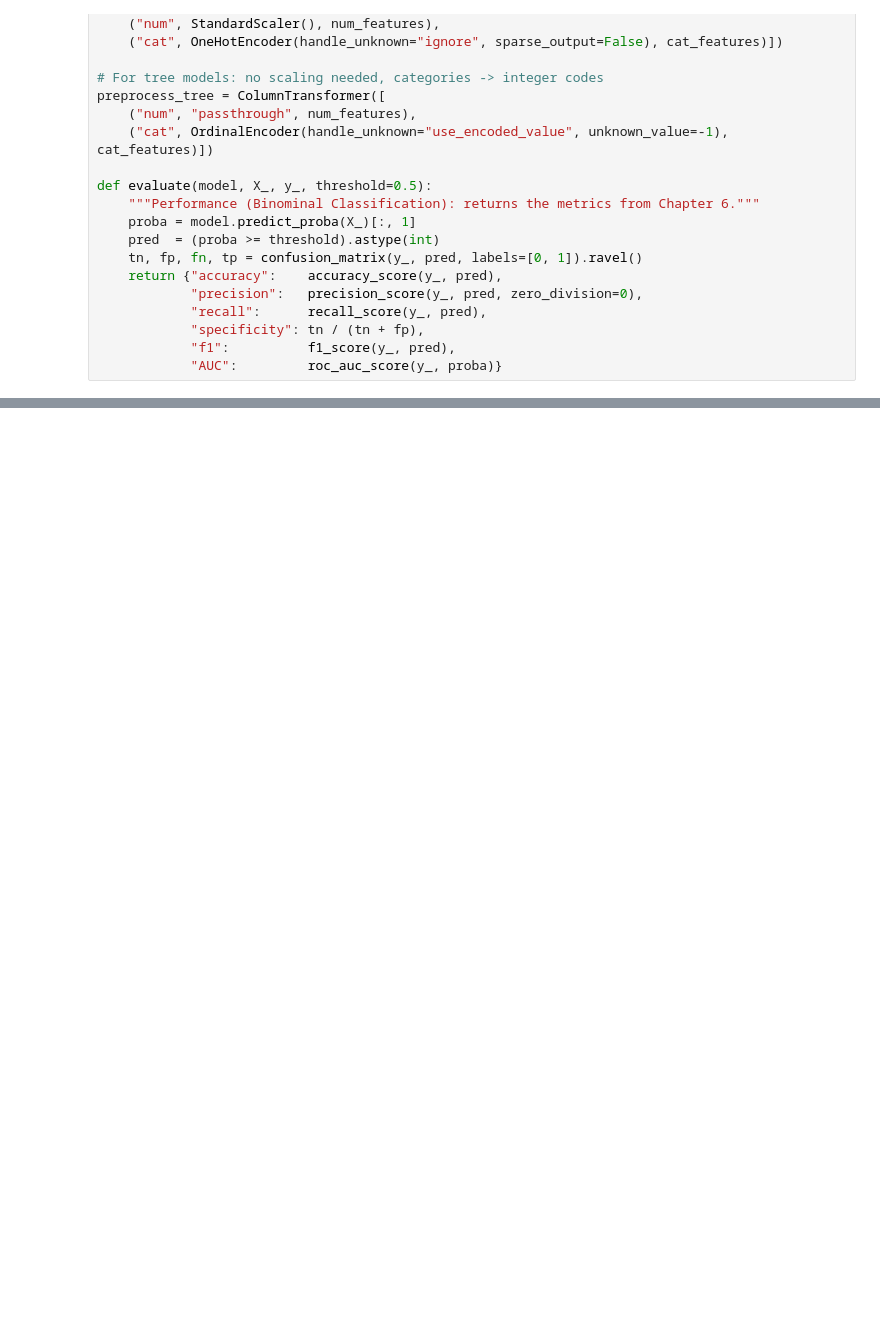
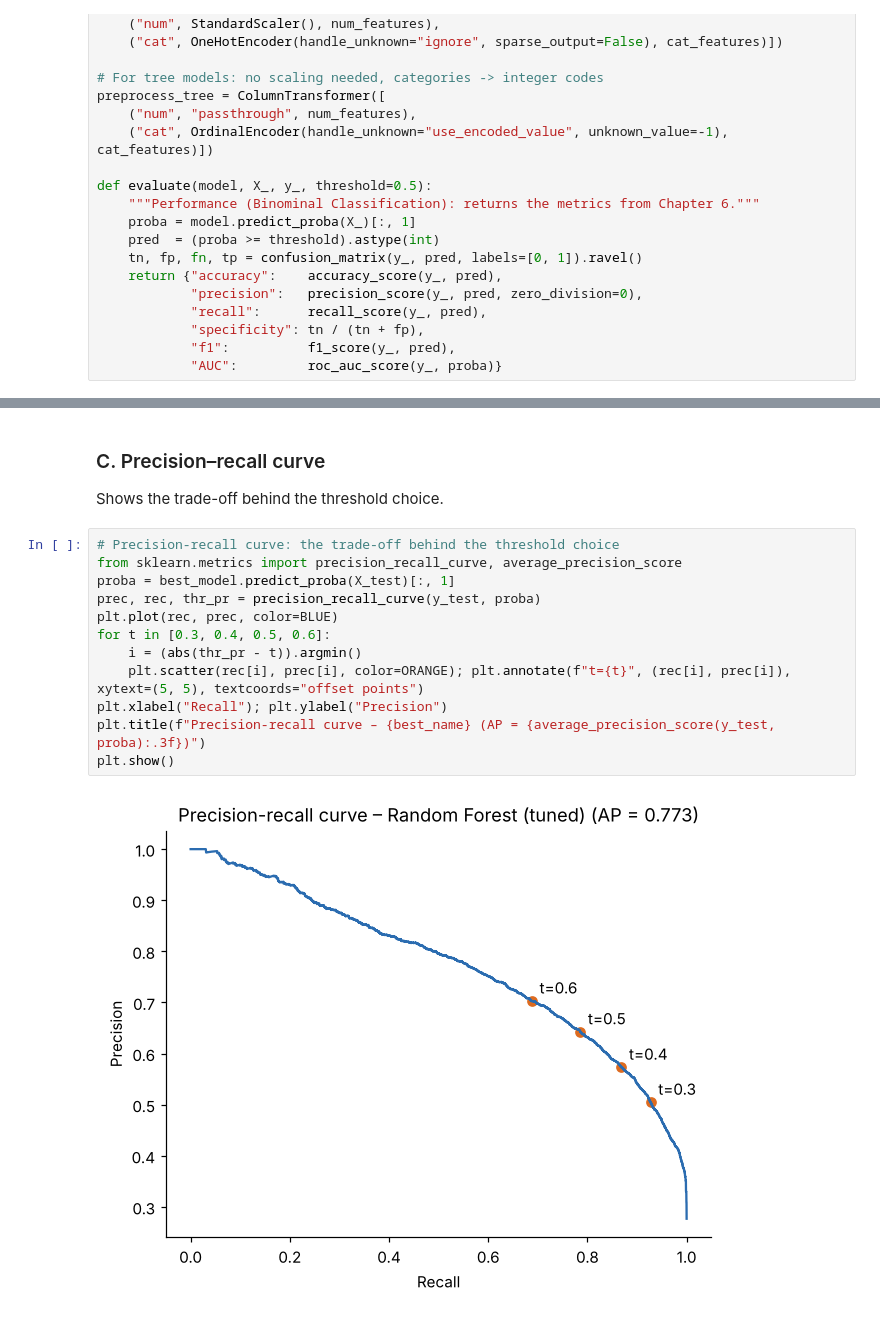
Before and after one commit to ixanm10/hotel-cancellation-prediction, a Jupyter notebook: notebooks/Hotel_Cancellation_Colab.ipynb, the cells around one changed output, grey strips where cells are left out. Drawn from its saved outputs; the diff is of its cells as text; blank space fills up the shorter version.

```diff
--- a/notebooks/Hotel_Cancellation_Colab.ipynb
+++ b/notebooks/Hotel_Cancellation_Colab.ipynb
@@ -531,0 +902,17 @@ print(f"Revenue at risk: €{p * b['total_revenue']:,.0f}")
+# %% [markdown]
+### C. Precision–recall curve
+Shows the trade-off behind the threshold choice.
+# %%
+# Precision-recall curve: the trade-off behind the threshold choice
+from sklearn.metrics import precision_recall_curve, average_precision_score
+proba = best_model.predict_proba(X_test)[:, 1]
+prec, rec, thr_pr = precision_recall_curve(y_test, proba)
+plt.plot(rec, prec, color=BLUE)
+for t in [0.3, 0.4, 0.5, 0.6]:
+    i = (abs(thr_pr - t)).argmin()
+    plt.scatter(rec[i], prec[i], color=ORANGE); plt.annotate(f"t={t}", (rec[i], prec[i]), xytext=(5, 5), textcoords="offset points")
+plt.xlabel("Recall"); plt.ylabel("Precision")
+plt.title(f"Precision-recall curve – {best_name} (AP = {average_precision_score(y_test, proba):.3f})")
+plt.show()
+# %% [output]
+[figure, added]
```
Also changed, not shown: parts of 60 cells of this notebook.
